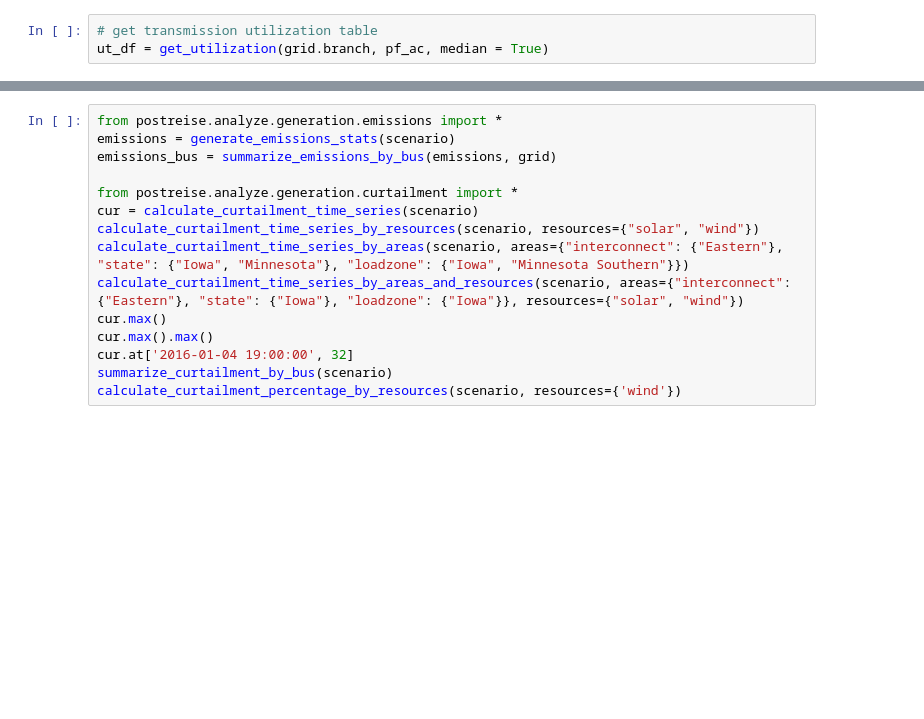
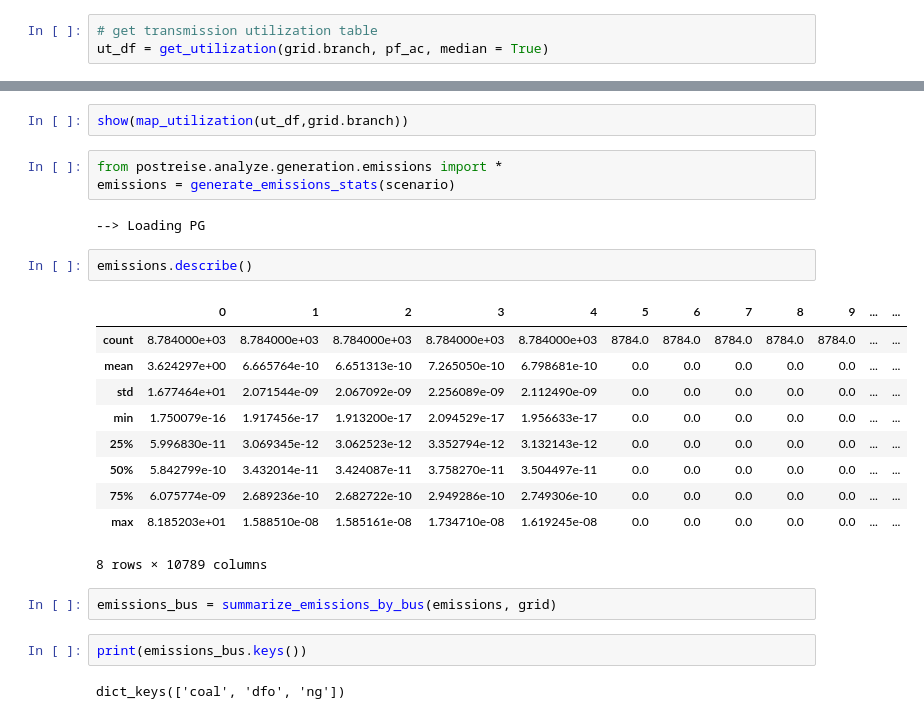
Before and after one commit to Breakthrough-Energy/plug, a Jupyter notebook: standalone/postreise.ipynb, the cells around one changed output, grey strips where cells are left out. Saved outputs shown, nothing was run; the diff lists cells and outputs as text; blank space fills up the shorter version.

Commit message:
chore: run most of the postreise notebook

```diff
--- a/standalone/postreise.ipynb
+++ b/standalone/postreise.ipynb
@@ -42,15 +88,26 @@ map_utilization(ut_df,grid.branch)
+# %%
+show(map_utilization(ut_df,grid.branch))
 # %%
 from postreise.analyze.generation.emissions import *
 emissions = generate_emissions_stats(scenario)
-emissions_bus = summarize_emissions_by_bus(emissions, grid)
-
-from postreise.analyze.generation.curtailment import *
-cur = calculate_curtailment_time_series(scenario)
-calculate_curtailment_time_series_by_resources(scenario, resources={"solar", "wind"})
-calculate_curtailment_time_series_by_areas(scenario, areas={"interconnect": {"Eastern"}, "state": {"Iowa", "Minnesota"}, "loadzone": {"Iowa", "Minnesota Southern"}})
-calculate_curtailment_time_series_by_areas_and_resources(scenario, areas={"interconnect": {"Eastern"}, "state": {"Iowa"}, "loadzone": {"Iowa"}}, resources={"solar", "wind"})
-cur.max()
-cur.max().max()
-cur.at['2016-01-04 19:00:00', 32]
-summarize_curtailment_by_bus(scenario)
-calculate_curtailment_percentage_by_resources(scenario, resources={'wind'})
+# %% [output]
+--> Loading PG
+# %%
+emissions.describe()
+# %% [output]
+|  | 0 | 1 | 2 | 3 | 4 | 5 | 6 | 7 | 8 | 9 | ... | ... |
+| count | 8.784000e+03 | 8.784000e+03 | 8.784000e+03 | 8.784000e+03 | 8.784000e+03 | 8784.0 | 8784.0 | 8784.0 | 8784.0 | 8784.0 | ... | ... |
+| mean | 3.624297e+00 | 6.665764e-10 | 6.651313e-10 | 7.265050e-10 | 6.798681e-10 | 0.0 | 0.0 | 0.0 | 0.0 | 0.0 | ... | ... |
+| std | 1.677464e+01 | 2.071544e-09 | 2.067092e-09 | 2.256089e-09 | 2.112490e-09 | 0.0 | 0.0 | 0.0 | 0.0 | 0.0 | ... | ... |
+| min | 1.750079e-16 | 1.917456e-17 | 1.913200e-17 | 2.094529e-17 | 1.956633e-17 | 0.0 | 0.0 | 0.0 | 0.0 | 0.0 | ... | ... |
+| 25% | 5.996830e-11 | 3.069345e-12 | 3.062523e-12 | 3.352794e-12 | 3.132143e-12 | 0.0 | 0.0 | 0.0 | 0.0 | 0.0 | ... | ... |
+| 50% | 5.842799e-10 | 3.432014e-11 | 3.424087e-11 | 3.758270e-11 | 3.504497e-11 | 0.0 | 0.0 | 0.0 | 0.0 | 0.0 | ... | ... |
+| 75% | 6.075774e-09 | 2.689236e-10 | 2.682722e-10 | 2.949286e-10 | 2.749306e-10 | 0.0 | 0.0 | 0.0 | 0.0 | 0.0 | ... | ... |
+| max | 8.185203e+01 | 1.588510e-08 | 1.585161e-08 | 1.734710e-08 | 1.619245e-08 | 0.0 | 0.0 | 0.0 | 0.0 | 0.0 | ... | ... |
+8 rows × 10789 columns
+# %%
+emissions_bus = summarize_emissions_by_bus(emissions, grid)
+# %%
+print(emissions_bus.keys())
+# %% [output]
+dict_keys(['coal', 'dfo', 'ng'])
```
Also changed, not shown: parts of 18 cells of this notebook.
